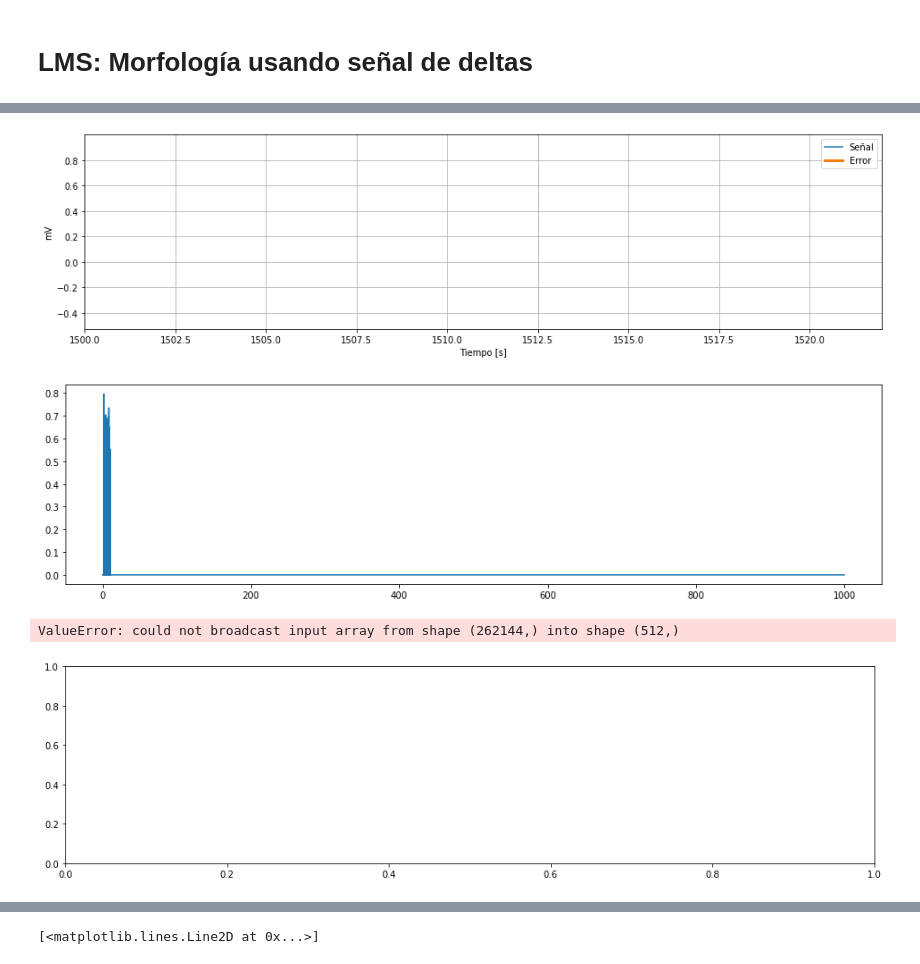
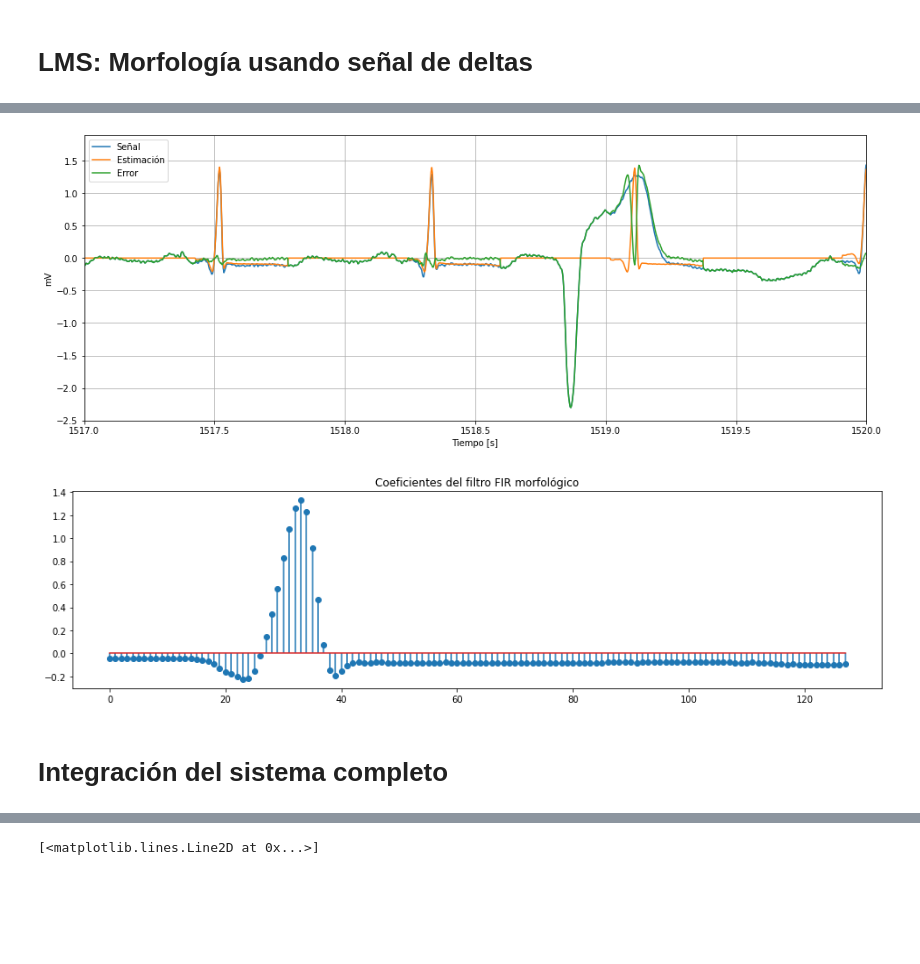
Before and after one commit to mbergerman/Procesamiento-Adaptativo, a Jupyter notebook: Proyecto 1/PASA_P1_G2.ipynb, the cells around one changed output, grey strips where cells are left out. Cells and saved outputs as stored; diff of their text form; code cells hidden in the pictures; blank space fills up the shorter version.

```diff
--- a/Proyecto 1/PASA_P1_G2.ipynb
+++ b/Proyecto 1/PASA_P1_G2.ipynb
@@ -108,0 +114,21 @@ plt.show()
+# %%
+peak_width = 32
+peak_detector = real_time_peak_detector(channel1_a[:peak_width], peak_width, 0.7)
+
+peaks = []
+peaks_time_index = []
+
+for i in range(peak_width, len(channel1_a.flatten())):
+    if peak_detector.set_new_value(channel1_a[i]) > 0:
+        peaks.append(i - peak_width + 1)
+
+plt.figure(figsize=(16, 4))
+plt.plot(time, channel1_a)
+plt.plot(time[peaks], channel1_a[peaks], 'ro')
+
+plt.xlabel('Tiempo [s]')
+plt.ylabel(record_data['units'][0])
+plt.xlim(1515, 1525)
+plt.ylim(-2, 2)
+plt.grid()
+plt.show()
@@ -119,18 +147,18 @@ mu = 1e-7
 offset = 0
 
 peak_width = 30
-peak_detector = real_time_peak_detector(channel1[ : peak_width], peak_width, 0.5)
+peak_detector = real_time_peak_detector(channel1_a[ : peak_width], peak_width, 0.7)
 
 peaks = np.array([])
 RR = np.array([])
 time_indexes = np.array([])
 
-for i in range(peak_width, time_end*fs):
-    if peak_detector.set_new_value(channel1[i]):
+for i in range(peak_width, N):
+    if peak_detector.set_new_value(channel1_a[i]):
         peaks = np.append(peaks, i - peak_width + 1)
         if len(peaks)>1:
             RR = np.append(RR, peaks[-1] - peaks[-2])
-            time_indexes = np.append(time_indexes, i/fs)
+            time_indexes = np.append(time_indexes, i/fs + time_start)
 
             if len(RR) > M:
                 x = RR[-M-1 : -1].reshape((M, 1))
@@ -150,7 +178,4 @@ plt.plot([time_indexes[p+M] for p in peaks], [e[p] for p in peaks], 'ro', label
 plt.grid()
 plt.legend()
 plt.show()
-
-# for t in [time_indexes[p+M] for p in peaks]:
-#     print(int(t//60), ':', int(t)%60)
 # %% [output]
@@ -200,26 +210,23 @@ plt.show()
 # %%
-plt.figure(figsize=(16, 4))
-plt.plot(time, channel1, label = 'Señal')
-plt.plot(time, e, label = 'Error', linewidth=3)
+plt.figure(figsize=(16, 6))
+plt.plot(time, channel1_a, label = 'Señal')
+plt.plot(time, yhat, label = 'Estimación')
+plt.plot(time, e, label = 'Error')
 plt.xlabel('Tiempo [s]')
 plt.ylabel(record_data['units'][0])
-plt.xlim(1500, 1522)
+
+plt.xlim(1517, 1520)
 plt.grid()
-plt.legend()
+plt.legend(loc='upper left')
 plt.show()
 # %% [output]
-[figure, old version]
+[figure, new version]
-# %%
-MSE = e**2
-plt.figure(figsize=(16, 4))
-plt.plot(time, MSE)
-plt.show()
-# %% [output]
-[figure, removed]
 # %%
 plt.figure(figsize=(16, 4))
 plt.stem(np.flip(w))
+plt.title('Coeficientes del filtro FIR morfológico')
 plt.show()
 # %% [output]
-ValueError: could not broadcast input array from shape (262144,) into shape (512,)
-[figure, old version]
+[figure, new version]
+# %% [markdown]
+# Integración del sistema completo
```
Also changed, not shown: parts of 19 cells of this notebook, 1 other file.
